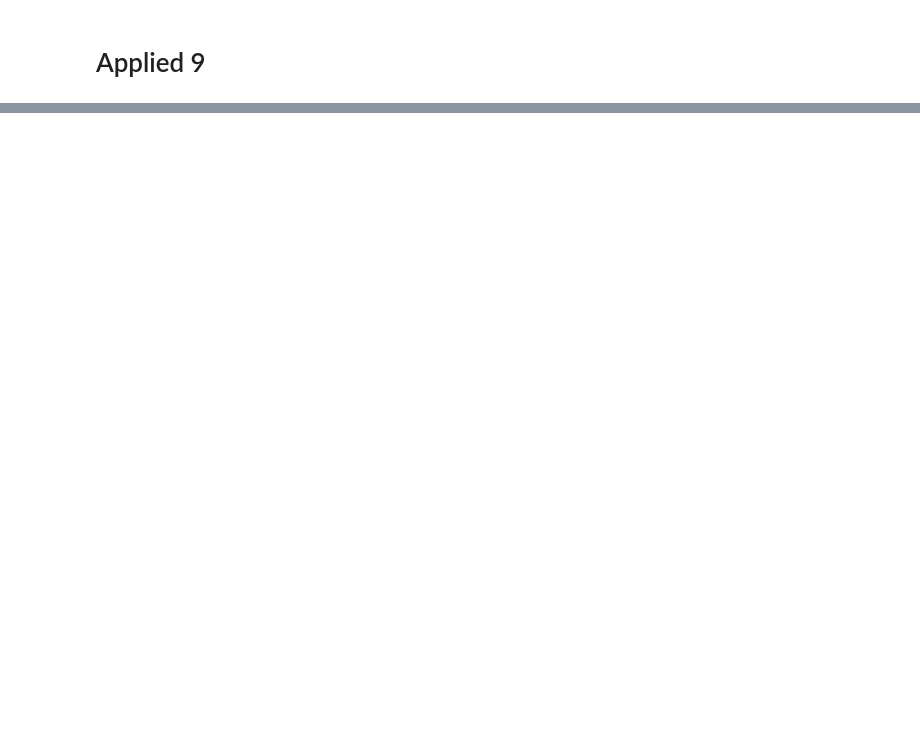
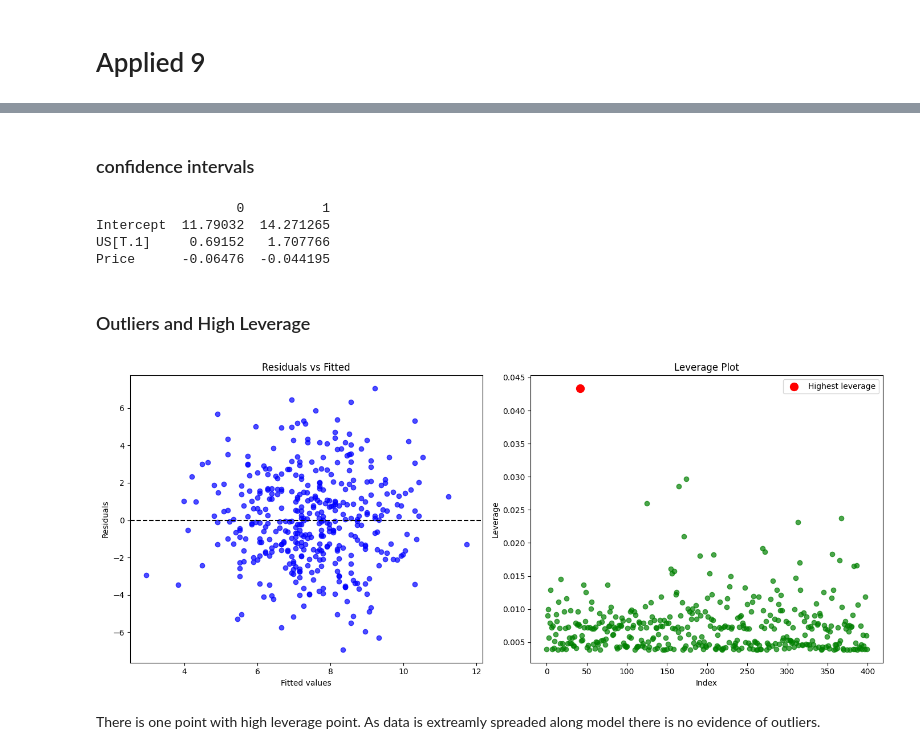
Before and after one commit to xXKeNdAmAmAsTeRXx/ISLP_labs, a Jupyter notebook: applied-Tasks/LinearRegressionTasks.ipynb, the cells around one changed output, grey strips where cells are left out. Cells and saved outputs as stored; diff of their text form; code cells hidden in the pictures; blank space fills up the shorter version.

```diff
--- a/applied-Tasks/LinearRegressionTasks.ipynb
+++ b/applied-Tasks/LinearRegressionTasks.ipynb
@@ -164,0 +454,8 @@ print(h_help)
+# %%
+Data = load_data('Carseats')
+
+# Maping to levels
+Data['Urban'] = Data['Urban'].map({'Yes': 1, 'No': 0})
+Data['US'] = Data['US'].map({'Yes': 1, 'No': 0})
+
+Data
@@ -164,0 +552,4 @@ print(h_help)
+# %%
+formula = 'Sales ~ US + Price'
+simple_model = ols(formula, data=Data).fit()
+print(simple_model.summary())
@@ -164,0 +578,47 @@ print(h_help)
+# %% [markdown]
+### confidence intervals
+# %%
+print(simple_model.conf_int(alpha=0.05))
+# %% [output]
+                  0          1
+Intercept  11.79032  14.271265
+US[T.1]     0.69152   1.707766
+Price      -0.06476  -0.044195
+# %% [markdown]
+### Outliers and High Leverage
+# %%
+import matplotlib.pyplot as plt
+
+# Assume results is your fitted sm.OLS model
+infl = simple_model.get_influence()
+leverage = infl.hat_matrix_diag
+residuals = simple_model.resid
+fitted = simple_model.fittedvalues
+
+# Create a figure with 1 row and 2 columns
+fig, axes = plt.subplots(1, 2, figsize=(14, 6))
+
+# 1️⃣ Residuals vs Fitted
+axes[0].scatter(fitted, residuals, color='blue', alpha=0.7)
+axes[0].axhline(0, color='k', linestyle='--')
+axes[0].set_xlabel('Fitted values')
+axes[0].set_ylabel('Residuals')
+axes[0].set_title('Residuals vs Fitted')
+
+# 2️⃣ Leverage plot
+axes[1].scatter(np.arange(len(leverage)), leverage, color='green', alpha=0.7)
+axes[1].set_xlabel('Index')
+axes[1].set_ylabel('Leverage')
+axes[1].set_title('Leverage Plot')
+
+# Highlight the most influential point in leverage plot
+most_influential = np.argmax(leverage)
+axes[1].scatter(most_influential, leverage[most_influential], color='red', s=100, label='Highest leverage')
+axes[1].legend()
+
+plt.tight_layout()
+plt.show()
+# %% [output]
+[figure, added]
+# %% [markdown]
+There is one point with high leverage point. As data is extreamly spreaded along model there is no evidence of outliers.
```
Also changed, not shown: parts of 43 cells of this notebook.
